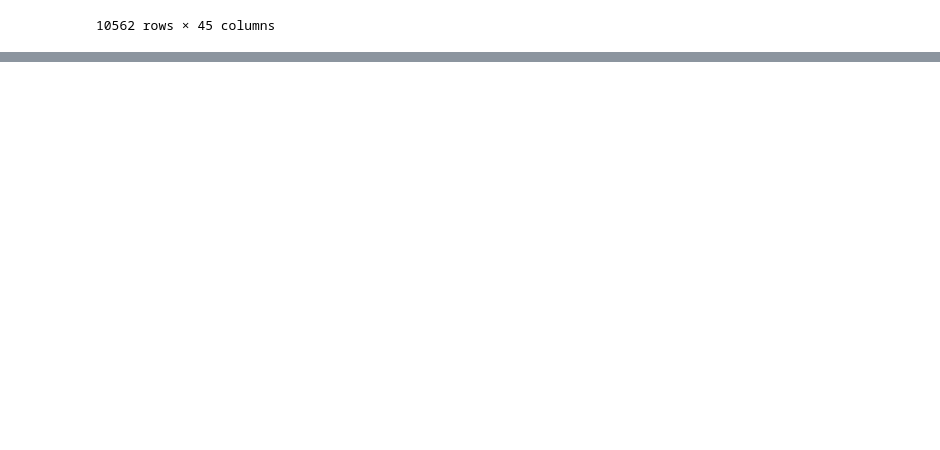
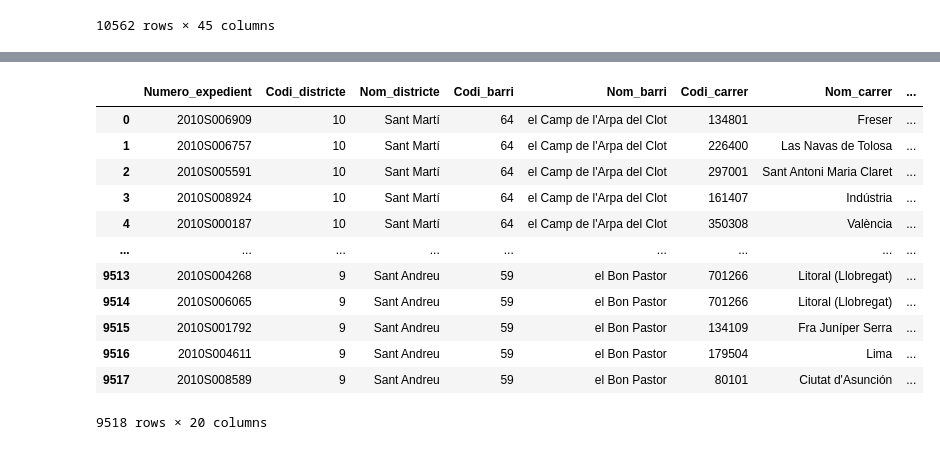
Before and after one commit to PacoFletcher/Proyecto-Machine-Learning, a Jupyter notebook: jupyters/Preparado_2010.ipynb, the cells around one changed output, grey strips where cells are left out. Saved outputs shown, nothing was run; the diff lists cells and outputs as text; code cells hidden in the pictures; blank space fills up the shorter version.

```diff
--- a/jupyters/Preparado_2010.ipynb
+++ b/jupyters/Preparado_2010.ipynb
@@ -158,0 +294,38 @@ df
+# %%
+df2 = df2.rename(columns={
+    "Número d'expedient": "Numero_expedient",
+    "Codi districte": "Codi_districte",
+    "Nom districte": "Nom_districte",
+    "Codi barri": "Codi_barri",
+    "Nom barri": "Nom_barri",
+    "Codi carrer": "Codi_carrer",
+    "Nom carrer": "Nom_carrer",
+    "Num postal caption": "Num_postal ",
+    "Descripció dia setmana": "Descripcio_dia_setmana",
+    'Dia setmana':"Dia_setmana",
+    "NK Any":"NK_Any",
+    "Mes de any": "Mes_any",
+    "Nom mes": "Nom_mes",
+    "Dia de mes": "Dia_mes",
+    "Hora de dia": "Hora_dia",
+    "Descripció torn": "Descripcio_torn",
+    "Descripció tipus accident": "Descripcio_tipus_accident",
+    "Coordenada UTM (Y)": "Coordenada_UTM_Y_ED50",
+    "Coordenada UTM (X)": "Coordenada_UTM_X_ED50"
+})
+# %%
+df2
+# %% [output]
+|  | Numero_expedient | Codi_districte | Nom_districte | Codi_barri | Nom_barri | Codi_carrer | Nom_carrer | ... |
+| 0 | 2010S006909 | 10 | Sant Martí | 64 | el Camp de l'Arpa del Clot | 134801 | Freser | ... |
+| 1 | 2010S006757 | 10 | Sant Martí | 64 | el Camp de l'Arpa del Clot | 226400 | Las Navas de Tolosa | ... |
+| 2 | 2010S005591 | 10 | Sant Martí | 64 | el Camp de l'Arpa del Clot | 297001 | Sant Antoni Maria Claret | ... |
+| 3 | 2010S008924 | 10 | Sant Martí | 64 | el Camp de l'Arpa del Clot | 161407 | Indústria | ... |
+| 4 | 2010S000187 | 10 | Sant Martí | 64 | el Camp de l'Arpa del Clot | 350308 | València | ... |
+| ... | ... | ... | ... | ... | ... | ... | ... | ... |
+| 9513 | 2010S004268 | 9 | Sant Andreu | 59 | el Bon Pastor | 701266 | Litoral (Llobregat) | ... |
+| 9514 | 2010S006065 | 9 | Sant Andreu | 59 | el Bon Pastor | 701266 | Litoral (Llobregat) | ... |
+| 9515 | 2010S001792 | 9 | Sant Andreu | 59 | el Bon Pastor | 134109 | Fra Juníper Serra | ... |
+| 9516 | 2010S004611 | 9 | Sant Andreu | 59 | el Bon Pastor | 179504 | Lima | ... |
+| 9517 | 2010S008589 | 9 | Sant Andreu | 59 | el Bon Pastor | 80101 | Ciutat d'Asunción | ... |
+9518 rows × 20 columns
```
Also changed, not shown: parts of 21 cells of this notebook, 30 other files.
